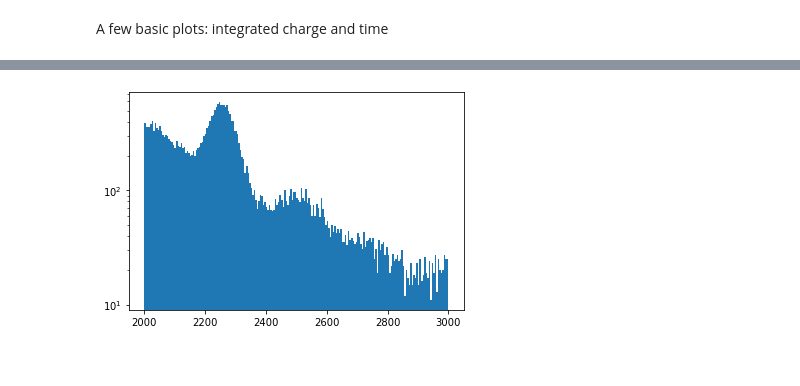
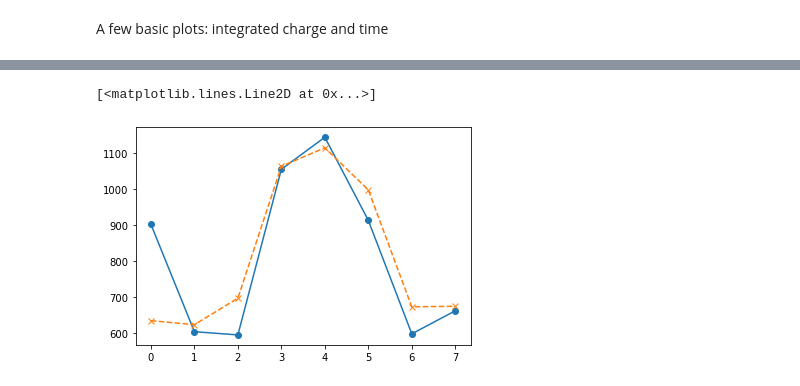
Before and after one commit to acolijn/DT5550_DAQ, a Jupyter notebook: analysis/decode_example.ipynb, the cells around one changed output, grey strips where cells are left out. Cells and saved outputs as stored; diff of their text form; code cells hidden in the pictures.

```diff
--- a/analysis/decode_example.ipynb
+++ b/analysis/decode_example.ipynb
@@ -204,5 +228,6 @@ plt.savefig('lightspeed.pdf')
-# %%
-h = plt.hist(Es,bins=200,range=(2000,3000))
-plt.yscale('log')
-# %% [output]
-[figure, removed]
+# %%
+plt.plot(nsum,'o-')
+plt.plot(nsum_ran*1.6,'x--')
+# %% [output]
+[<matplotlib.lines.Line2D at 0x...>]
+[figure, added]
```
Also changed, not shown: parts of 7 cells of this notebook, 1 other file.
